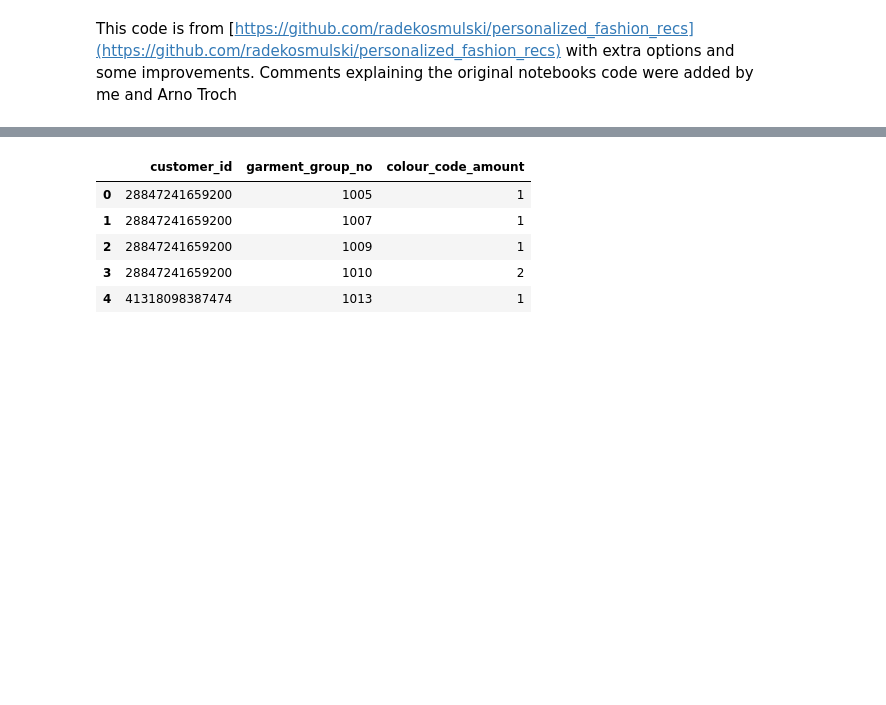
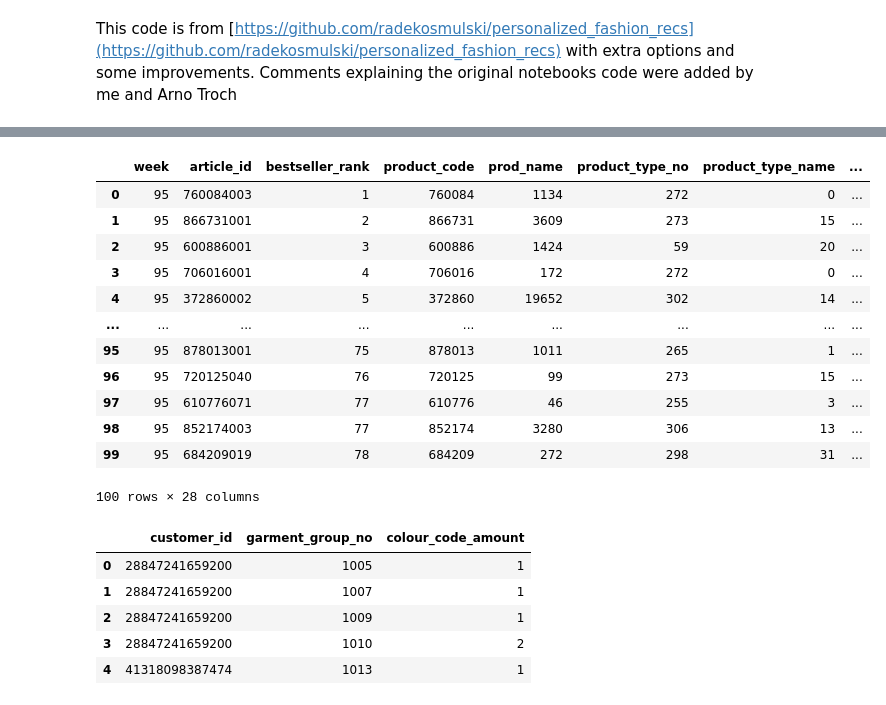
Before and after one commit to LienM/ai-project-22-23, a Jupyter notebook: RobbeLauwers/lecture5_part2.ipynb, the cells around one changed output, grey strips where cells are left out. Saved outputs shown, nothing was run; the diff lists cells and outputs as text; code cells hidden in the pictures; blank space fills up the shorter version.

```diff
--- a/RobbeLauwers/lecture5_part2.ipynb
+++ b/RobbeLauwers/lecture5_part2.ipynb
@@ -64,0 +91,23 @@ def get_purchase_rank_df_of_attributes(transactions,articles,attributes_columns_
+# %%
+sales_nohead = transactions \
+    .groupby('week')['article_id'].value_counts() \
+    .groupby('week').rank(method='dense', ascending=False) \
+    .groupby('week').head(9999999999999).rename('bestseller_rank').astype('int64').reset_index()
+
+sales_nohead = pd.merge(sales_nohead,articles,how="left",on=["article_id"])
+sales_nohead = pd.merge(sales_nohead,mean_price,how="left",on=["week","article_id"])
+sales_nohead.head(100)
+# %% [output]
+|  | week | article_id | bestseller_rank | product_code | prod_name | product_type_no | product_type_name | ... |
+| 0 | 95 | 760084003 | 1 | 760084 | 1134 | 272 | 0 | ... |
+| 1 | 95 | 866731001 | 2 | 866731 | 3609 | 273 | 15 | ... |
+| 2 | 95 | 600886001 | 3 | 600886 | 1424 | 59 | 20 | ... |
+| 3 | 95 | 706016001 | 4 | 706016 | 172 | 272 | 0 | ... |
+| 4 | 95 | 372860002 | 5 | 372860 | 19652 | 302 | 14 | ... |
+| ... | ... | ... | ... | ... | ... | ... | ... | ... |
+| 95 | 95 | 878013001 | 75 | 878013 | 1011 | 265 | 1 | ... |
+| 96 | 95 | 720125040 | 76 | 720125 | 99 | 273 | 15 | ... |
+| 97 | 95 | 610776071 | 77 | 610776 | 46 | 255 | 3 | ... |
+| 98 | 95 | 852174003 | 77 | 852174 | 3280 | 306 | 13 | ... |
+| 99 | 95 | 684209019 | 78 | 684209 | 272 | 298 | 31 | ... |
+100 rows × 28 columns
```
Also changed, not shown: parts of 25 cells of this notebook.
